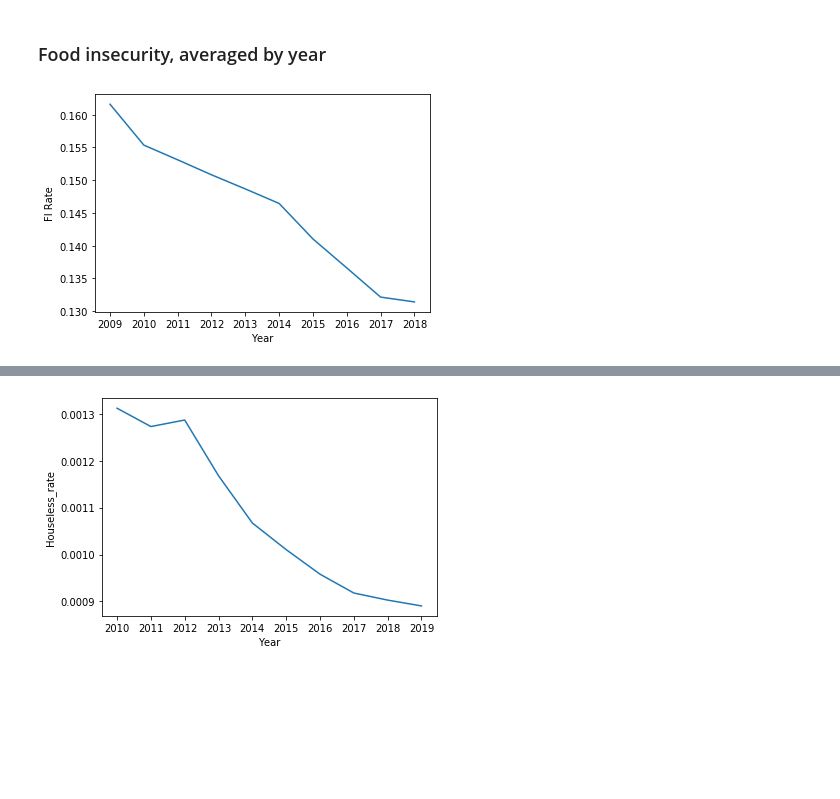
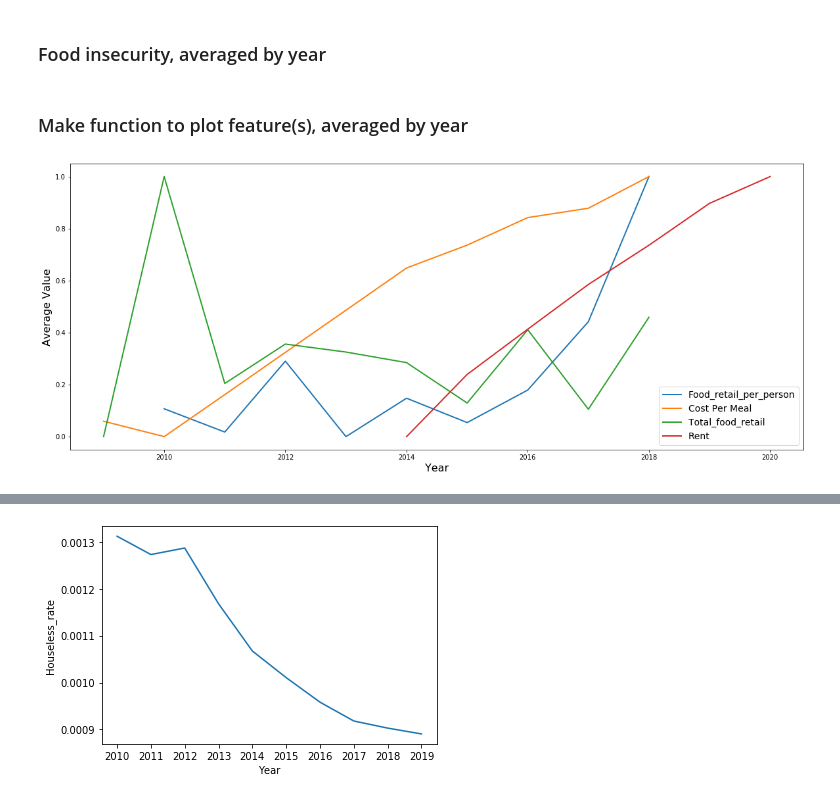
Before and after one commit to khyateed/projecting-food-insecurity, a Jupyter notebook: notebooks/EDA.ipynb, the cells around one changed output, grey strips where cells are left out. Saved outputs shown, nothing was run; the diff lists cells and outputs as text; code cells hidden in the pictures; blank space fills up the shorter version.

```diff
--- a/notebooks/EDA.ipynb
+++ b/notebooks/EDA.ipynb
@@ -143,4 +124,19 @@ h = df.groupby('Year')['Houseless_rate'].mean().reset_index()
-# %%
-sns.lineplot(y=fi['FI Rate'], x=fi['Year']);
-# %% [output]
-[figure, removed]
+# %%
+to_scale = ['Rent', 'Houseless_rate',
+       'Sheltered_rate', 'Unsheltered_rate','TOT_POP', 'TOT_MALE', 'TOT_FEMALE', 'TOT_WHITE',
+       'TOT_BLACK', 'TOT_NATIVE', 'TOT_ASIAN', 'TOT_PACIFIC',
+       'FI Rate', 'Weighted Annual Dollars', 'Cost Per Meal', 'Num_wholesale',
+       'Num_restaraunts', 'Num_grocery', 'Total_workforce', 'Employed',
+       'Unemployed', 'Unemployment_rate', 'Percent_male', 'Percent_female',
+       'Percent_white', 'Percent_Black', 'Percent_native', 'Percent_asian',
+       'Percent_pacific', 'Percent_workforce', 'Total_food_retail',
+       'Food_retail_per_person']
+
+for feat in to_scale:
+    df['scaled_'+feat] = (df[feat] - min(df[feat])) / (max(df[feat]) - min(df[feat]))
+# %% [markdown]
+### Make function to plot feature(s), averaged by year
+# %%
+lineplot(df, ['Food_retail_per_person','Cost Per Meal','Total_food_retail','Rent'])
+# %% [output]
+[figure, added]
```
Also changed, not shown: parts of 7 cells of this notebook, 1 other file.
